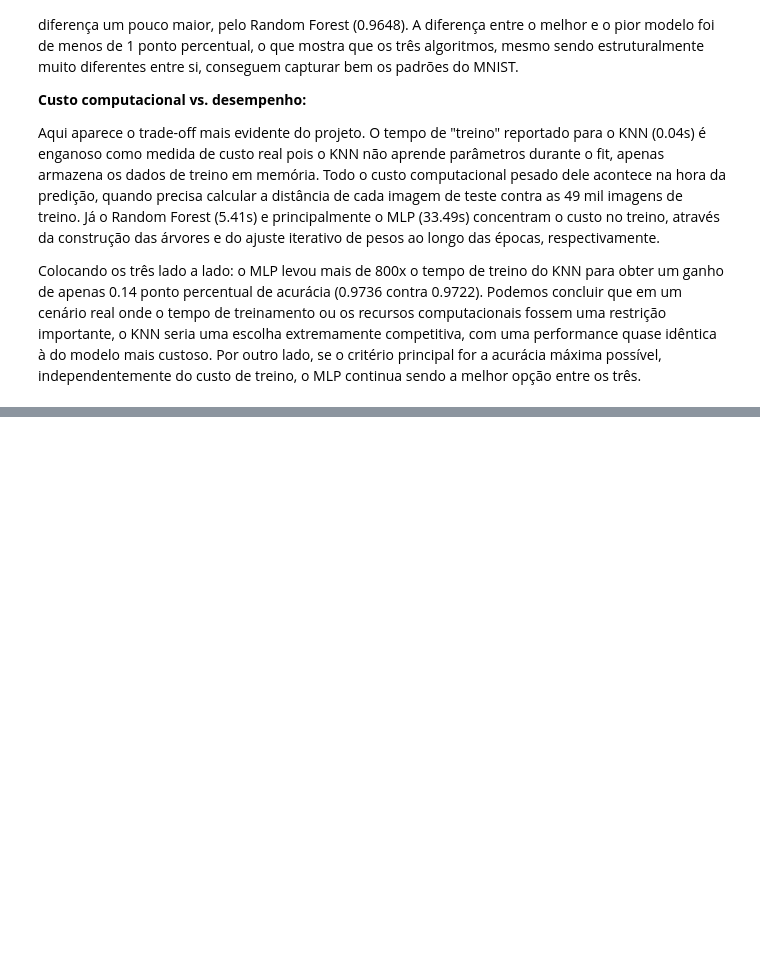
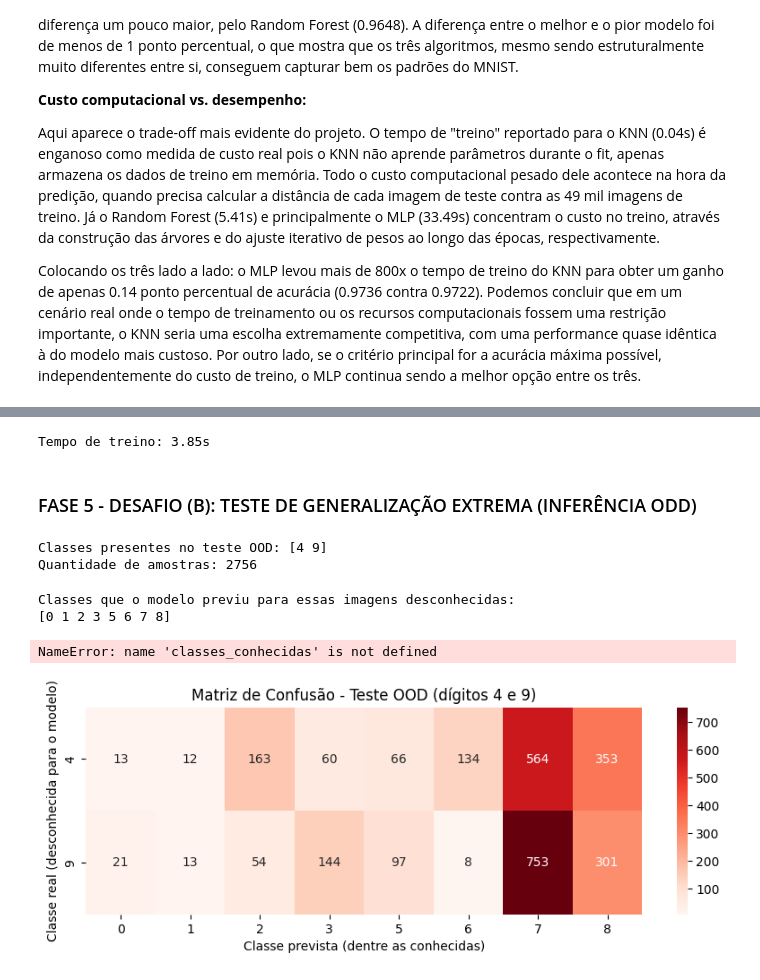
Before and after one commit to eduardaecher/multiclass-predictive-pipeline, a Jupyter notebook: multiclass-predictive-pipeline.ipynb, the cells around one changed output, grey strips where cells are left out. Drawn from its saved outputs; the diff is of its cells as text; code cells hidden in the pictures; blank space fills up the shorter version.

Commit message:
Commit da fase 5

```diff
--- a/multiclass-predictive-pipeline.ipynb
+++ b/multiclass-predictive-pipeline.ipynb
@@ -615,0 +639,72 @@ contra 0.9722). Podemos concluir que em um cenário real onde o tempo de treinam
+# %%
+#Treinando o modelo mascarado
+
+from sklearn.ensemble import RandomForestClassifier
+import time
+
+inicio = time.time()
+
+rf_mascarado = RandomForestClassifier(n_estimators=100, max_depth=20, random_state=42, n_jobs=-1)
+rf_mascarado.fit(X_treino_mascarado, y_treino_mascarado)
+
+tempo_treino_mascarado = time.time() - inicio
+print(f"Tempo de treino: {tempo_treino_mascarado:.2f}s")
+# %% [output]
+Tempo de treino: 3.85s
+# %% [markdown]
+### FASE 5 - DESAFIO (B): TESTE DE GENERALIZAÇÃO EXTREMA (INFERÊNCIA ODD)
+# %%
+# Montando o teste OOD (só com 4 e 9)
+
+mascara_teste_ood = np.isin(y_teste, digitos_ocultos)
+
+X_teste_ood = X_teste_norm[mascara_teste_ood]
+y_teste_ood = y_teste[mascara_teste_ood]
+
+print("Classes presentes no teste OOD:", np.unique(y_teste_ood))
+print("Quantidade de amostras:", X_teste_ood.shape[0])
+# %% [output]
+Classes presentes no teste OOD: [4 9]
+Quantidade de amostras: 2756
+# %%
+#Predição
+
+pred_ood = rf_mascarado.predict(X_teste_ood)
+
+print("Classes que o modelo previu para essas imagens desconhecidas:")
+print(np.unique(pred_ood))
+# %% [output]
+Classes que o modelo previu para essas imagens desconhecidas:
+[0 1 2 3 5 6 7 8]
+# %%
+#Matriz de confusão
+
+import numpy as np
+
+matriz_ood = np.zeros((len(digitos_ocultos), len(classes_conhecidas)), dtype=int)
+
+for i, digito_real in enumerate(digitos_ocultos):
+    mascara_digito = (y_teste_ood == digito_real)
+    previsoes_desse_digito = pred_ood[mascara_digito]
+
+    for j, classe_prevista in enumerate(classes_conhecidas):
+        matriz_ood[i, j] = np.sum(previsoes_desse_digito == classe_prevista)
+
+print(matriz_ood)
+# %% [output]
+NameError: name 'classes_conhecidas' is not defined
+# %%
+#Mapa de calor
+
+import seaborn as sns
+import matplotlib.pyplot as plt
+
+plt.figure(figsize=(10, 3))
+sns.heatmap(matriz_ood, annot=True, fmt='d', cmap='Reds',
+            xticklabels=classes_conhecidas, yticklabels=digitos_ocultos)
+plt.xlabel('Classe prevista (dentre as conhecidas)')
+plt.ylabel('Classe real (desconhecida para o modelo)')
+plt.title('Matriz de Confusão - Teste OOD (dígitos 4 e 9)')
+plt.show()
+# %% [output]
+[figure, added]
```
Also changed, not shown: parts of 25 cells of this notebook.
